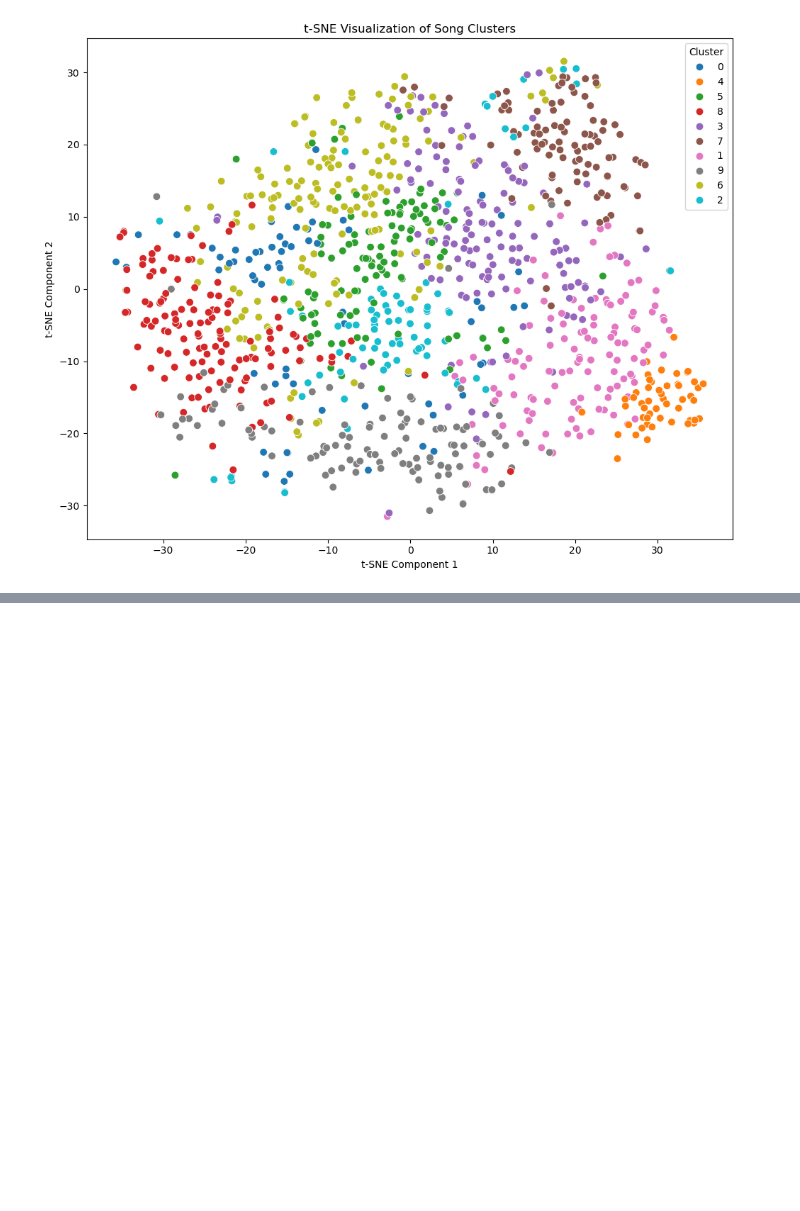
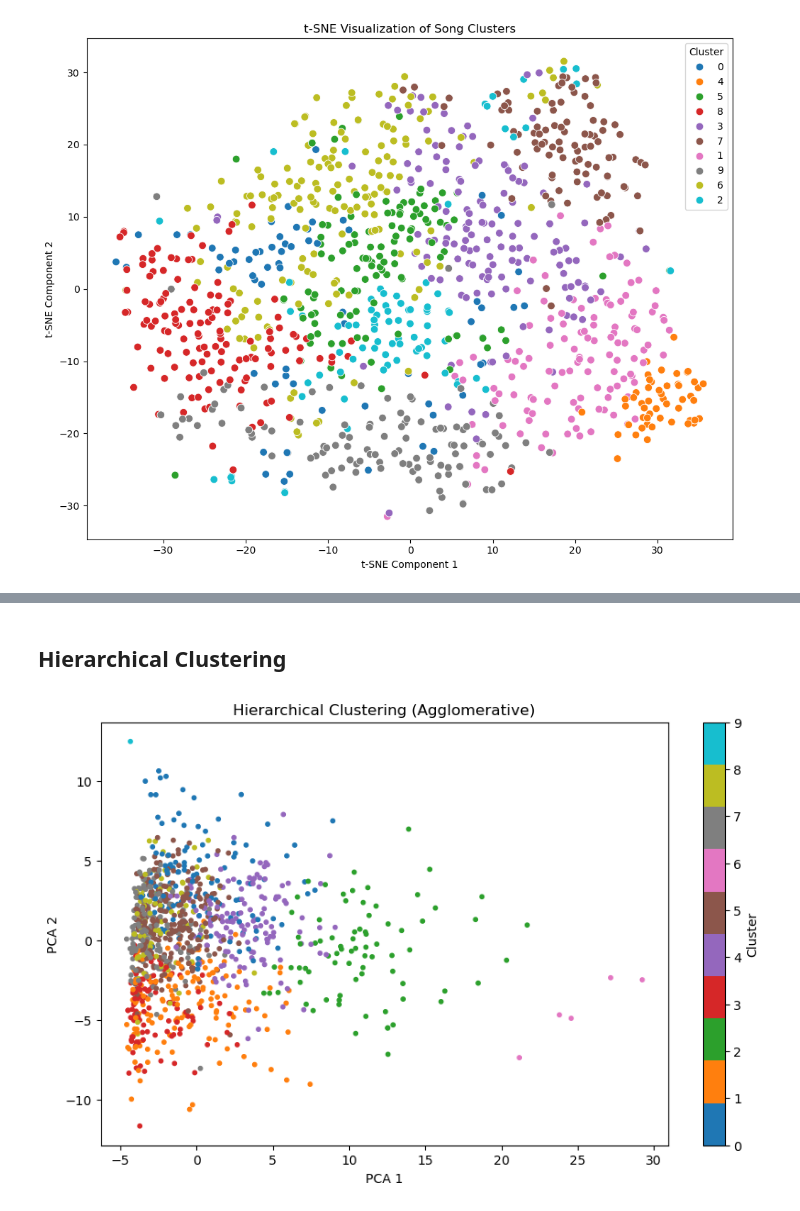
Before and after one commit to ShubhPundir/Music-Recommendation-Engine, a Jupyter notebook: recommendation/Clustering.ipynb, the cells around one changed output, grey strips where cells are left out. Cells and saved outputs as stored; diff of their text form; code cells hidden in the pictures; blank space fills up the shorter version.

Commit message:
Clustering updated

```diff
--- a/recommendation/Clustering.ipynb
+++ b/recommendation/Clustering.ipynb
@@ -7,7 +7,7 @@ pd.set_option('display.max_rows', 1000)
 ## Load Data
 # %%
 # Load data
-# lyrics_df = pd.read_csv("data/lyrics.csv")
+track_reference = pd.read_csv("data/track_reference.csv")
 sentiment_df = pd.read_csv("data/lyrics_emotions.csv")
 audio_df = pd.read_csv("data/audio_features.csv")
-merged_df = audio_df.merge(sentiment_df, on='musicbrainz_id')
+merged_df = audio_df.merge(sentiment_df, on='musicbrainz_id').merge(track_reference, on='musicbrainz_id')
@@ -226,0 +187,6 @@ plt.show()
+# %%
+from sklearn.cluster import SpectralClustering
+
+spectral = SpectralClustering(n_clusters=10, affinity='nearest_neighbors', random_state=42)
+spectral_labels = spectral.fit_predict(X_scaled)
+df_clean['spectral_cluster'] = spectral_labels
@@ -226,0 +233,27 @@ plt.show()
+# %% [markdown]
+## Hierarchical Clustering
+# %%
+from sklearn.cluster import AgglomerativeClustering
+
+# Choose the number of clusters (experimentally)
+n_clusters = 10
+
+# Apply Hierarchical (Agglomerative) clustering
+hierarchical = AgglomerativeClustering(n_clusters=n_clusters)
+df_clean['hierarchical_cluster'] = hierarchical.fit_predict(X_scaled)
+# %%
+import matplotlib.pyplot as plt
+from sklearn.decomposition import PCA
+
+pca = PCA(n_components=2)
+reduced = pca.fit_transform(X_scaled)
+
+plt.figure(figsize=(10, 6))
+plt.scatter(reduced[:, 0], reduced[:, 1], c=df_clean['hierarchical_cluster'], cmap='tab10', s=10)
+plt.title("Hierarchical Clustering (Agglomerative)")
+plt.xlabel("PCA 1")
+plt.ylabel("PCA 2")
+plt.colorbar(label="Cluster")
+plt.show()
+# %% [output]
+[figure, added]
```
Also changed, not shown: parts of 21 cells of this notebook, 1 other file.
